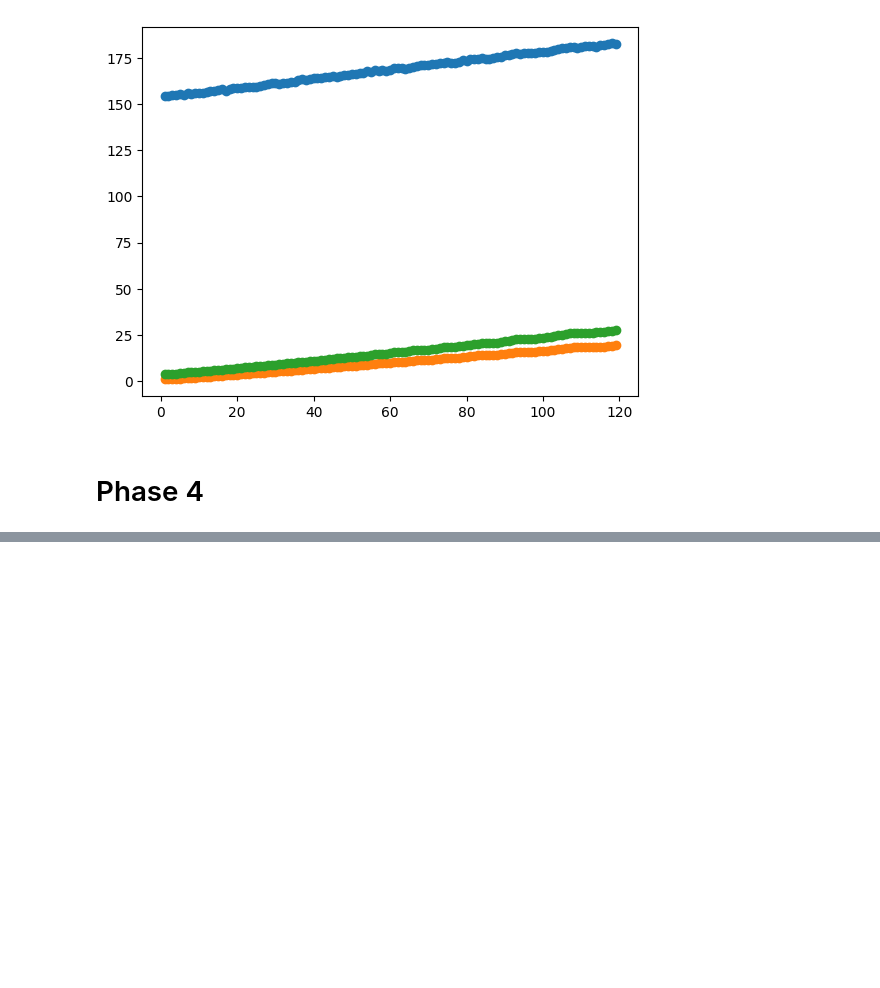
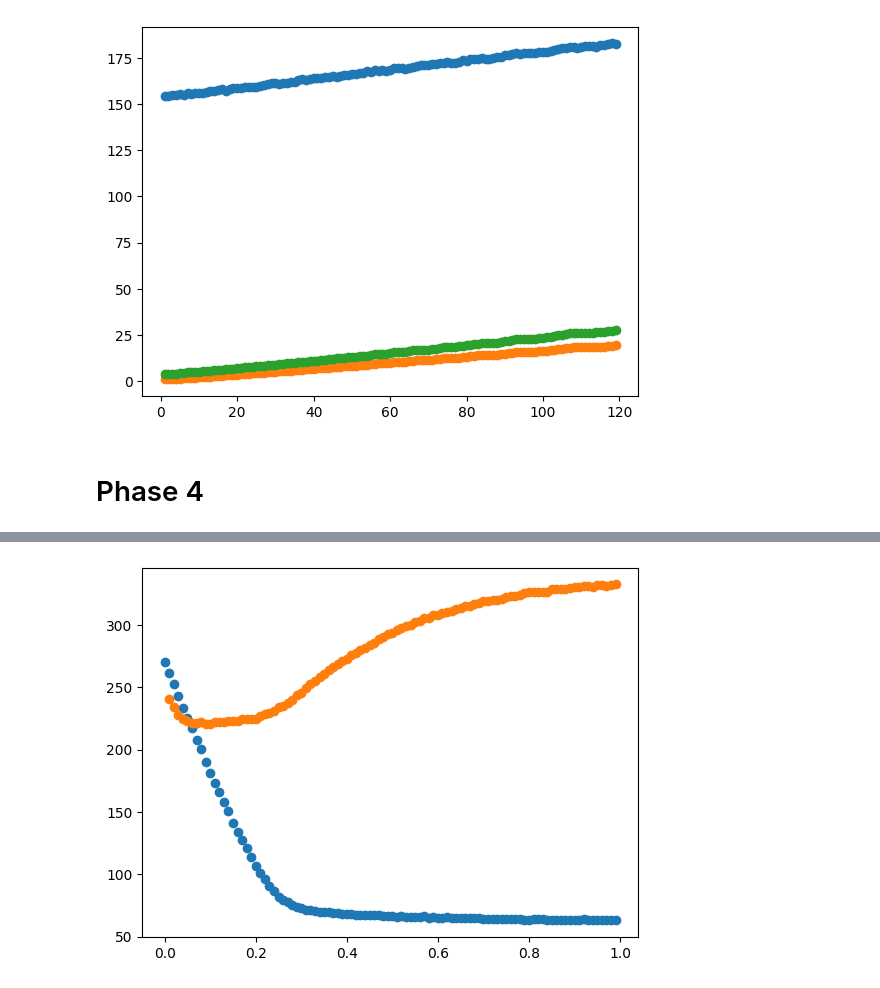
Before and after one commit to theFroodyOne/Physics344Assignment6, a Jupyter notebook: dataAnalysis.ipynb, the cells around one changed output, grey strips where cells are left out. Cells and saved outputs as stored; diff of their text form; code cells hidden in the pictures; blank space fills up the shorter version.

```diff
--- a/dataAnalysis.ipynb
+++ b/dataAnalysis.ipynb
@@ -111,0 +126,6 @@ plt.scatter(pt, vt)
+# %%
+plt.scatter(d, R44TOR)
+plt.scatter(d, DuToitTOR)
+plt.savefig("./data/phase4/TORs_vs_d.png")
+# %% [output]
+[figure, added]
```
Also changed, not shown: parts of 3 cells of this notebook, 6 other files.
